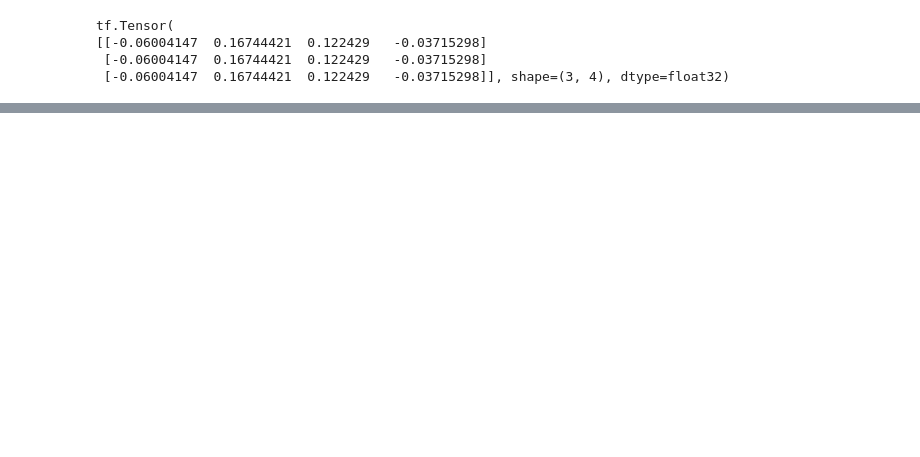
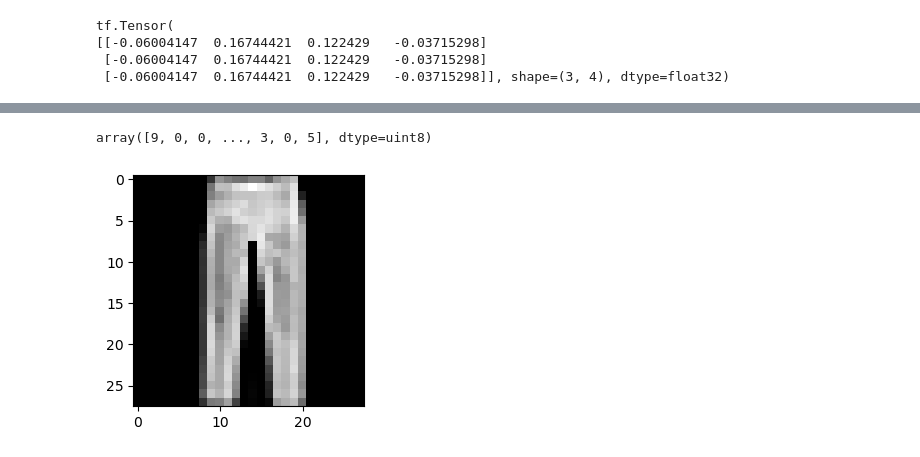
Before and after one commit to dgayet/ml_fpga_unmdp, a Jupyter notebook: tensorflow_basics/hello_world.ipynb, the cells around one changed output, grey strips where cells are left out. Drawn from its saved outputs; the diff is of its cells as text; code cells hidden in the pictures; blank space fills up the shorter version.

Commit message:
updated tensorflow hello_world

```diff
--- a/tensorflow_basics/hello_world.ipynb
+++ b/tensorflow_basics/hello_world.ipynb
@@ -67,0 +97,25 @@ tf.Tensor(
+# %%
+## Datasets
+from tensorflow.keras.datasets import cifar10
+from tensorflow.keras.datasets import cifar100
+from tensorflow.keras.datasets import mnist
+from tensorflow.keras.datasets import fashion_mnist
+
+# Fashion MNIST
+(x_train, y_train), (x_test, y_test) = fashion_mnist.load_data()
+x_train_norm, x_test_norm = x_train / 255.0, x_test / 255.0
+# %%
+import matplotlib.pyplot as plt
+# Image index
+
+N = 16
+
+plt.figure(figsize=(3,3))
+plt.imshow(x_train[N], cmap='gray')
+
+
+# Labels
+y_train
+# %% [output]
+array([9, 0, 0, ..., 3, 0, 5], dtype=uint8)
+[figure, added]
```
Also changed, not shown: parts of 17 cells of this notebook, 1 other file.
